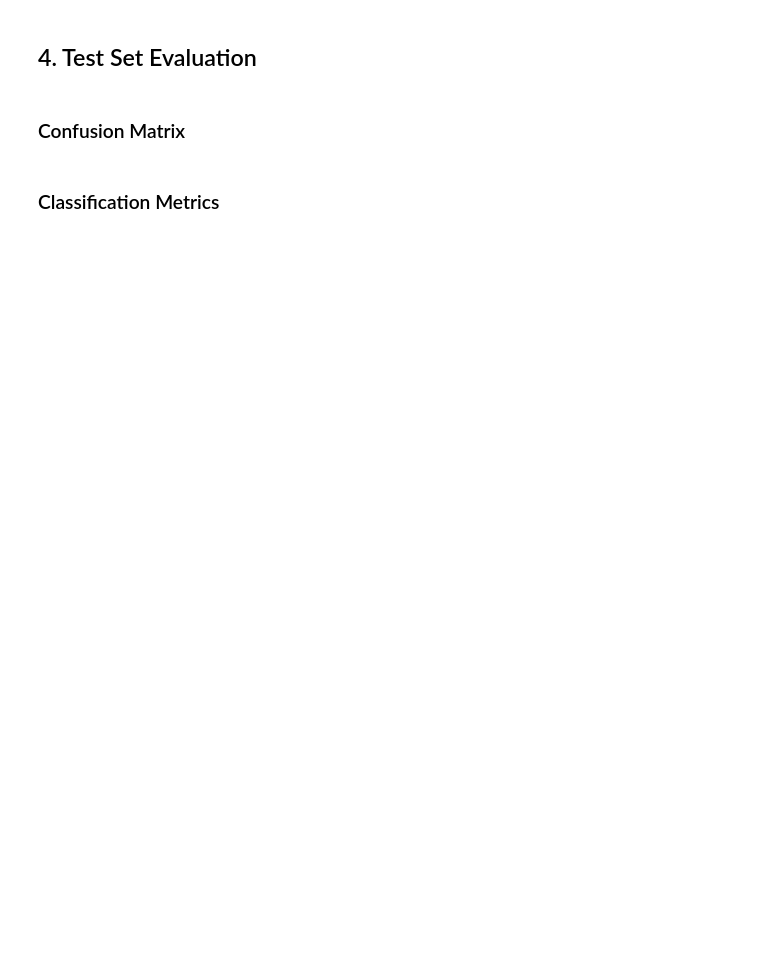
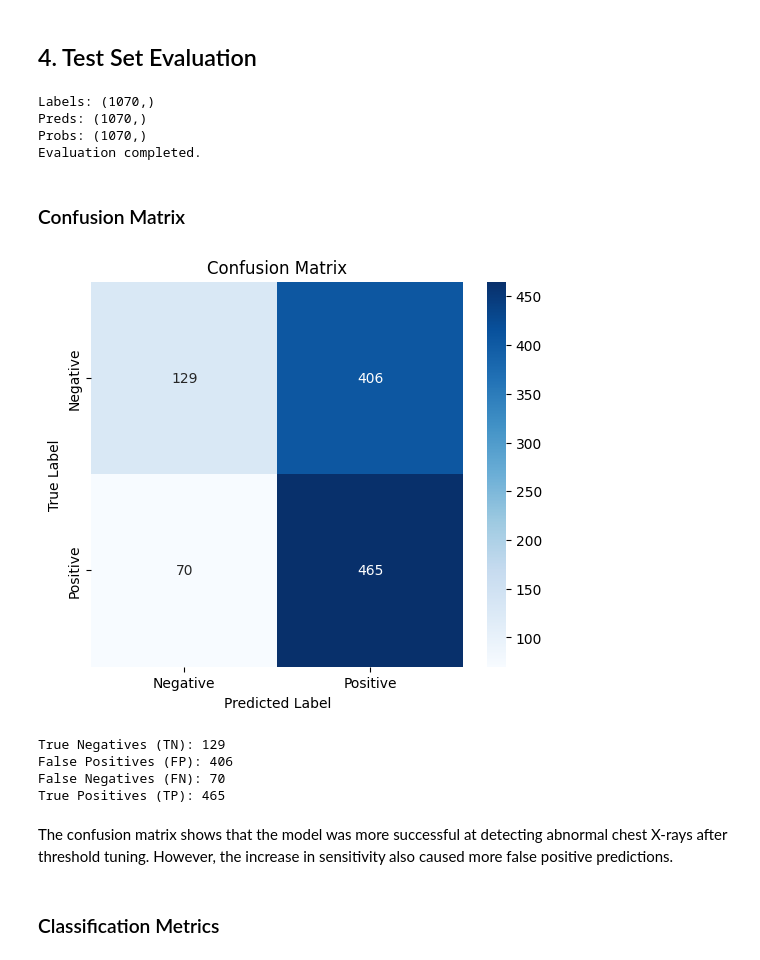
Before and after one commit to tugceayci/vindr-chest-classification, a Jupyter notebook: notebooks/03_model_training.ipynb, the cells around one changed output. Drawn from its saved outputs; the diff is of its cells as text; code cells hidden in the pictures; blank space fills up the shorter version.

```diff
--- a/notebooks/03_model_training.ipynb
+++ b/notebooks/03_model_training.ipynb
@@ -84,7 +128,7 @@ Train size: 8554
 Valid size: 1070
 Test size: 1070
 # %%
-batch_size = 32
+batch_size = 8
 
 train_loader = DataLoader(train_dataset, batch_size=batch_size, shuffle=True)
 valid_loader = DataLoader(valid_dataset, batch_size=batch_size, shuffle=False)
@@ -341,49 +494,91 @@ print('Test dizini:', os.listdir(test_dir) if os.path.exists(test_dir) else 'Bul
 ## 4. Test Set Evaluation
 # %%
 model.eval()
+
 all_labels = []
 all_preds = []
 all_probs = []
 
 with torch.no_grad():
     for images, labels in test_loader:
+
         images, labels = images.to(device), labels.to(device)
 
         outputs = model(images)
-        probs = torch.sigmoid(outputs).cpu().numpy()
-        preds = (probs > 0.5).astype(int)
 
-        all_probs.extend(probs)
-        all_preds.extend(preds)
+        probs = torch.softmax(outputs, dim=1)
+        preds = torch.argmax(probs, dim=1)
+
+        all_probs.extend(probs[:, 1].cpu().numpy())
+        all_preds.extend(preds.cpu().numpy())
         all_labels.extend(labels.cpu().numpy())
 
 all_probs = np.array(all_probs)
 all_preds = np.array(all_preds)
 all_labels = np.array(all_labels)
+
+print("Labels:", all_labels.shape)
+print("Preds:", all_preds.shape)
+print("Probs:", all_probs.shape)
+print("Evaluation completed.")
+# %% [output]
+Labels: (1070,)
+Preds: (1070,)
+Probs: (1070,)
+Evaluation completed.
+# %%
+all_preds = (all_probs >= 0.4).astype(int)
 # %% [markdown]
 ### Confusion Matrix
 # %%
 from sklearn.metrics import confusion_matrix
 import seaborn as sns
 import matplotlib.pyplot as plt
+import numpy as np
 
-cm = confusion_matrix(all_labels, all_preds)
+# Arrayleri düzleştir
+all_labels_flat = np.array(all_labels).reshape(-1)
+all_preds_flat = np.array(all_preds).reshape(-1)
+
+# Confusion matrix oluştur
+cm = confusion_matrix(all_labels_flat, all_preds_flat)
+
+# TN FP FN TP değerleri
 tn, fp, fn, tp = cm.ravel()
 
+# Heatmap çiz
 plt.figure(figsize=(6, 5))
-sns.heatmap(cm, annot=True, fmt='d', cmap='Blues',
-            xticklabels=['Negative', 'Positive'],
-            yticklabels=['Negative', 'Positive'])
+
+sns.heatmap(
+    cm,
+    annot=True,
+    fmt='d',
+    cmap='Blues',
+    xticklabels=['Negative', 'Positive'],
+    yticklabels=['Negative', 'Positive']
+)
+
 plt.xlabel('Predicted Label')
 plt.ylabel('True Label')
 plt.title('Confusion Matrix')
+
 plt.savefig('../outputs/confusion_matrix.png', bbox_inches='tight')
+
 plt.show()
 
+# Sonuçları yazdır
 print(f'True Negatives (TN): {tn}')
 print(f'False Positives (FP): {fp}')
 print(f'False Negatives (FN): {fn}')
 print(f'True Positives (TP): {tp}')
+# %% [output]
+[figure, added]
+True Negatives (TN): 129
+False Positives (FP): 406
+False Negatives (FN): 70
+True Positives (TP): 465
+# %% [markdown]
+The confusion matrix shows that the model was more successful at detecting abnormal chest X-rays after threshold tuning. However, the increase in sensitivity also caused more false positive predictions.
 # %% [markdown]
 ### Classification Metrics
 # %%
```
Also changed, not shown: parts of 25 cells of this notebook, 2 other files.
